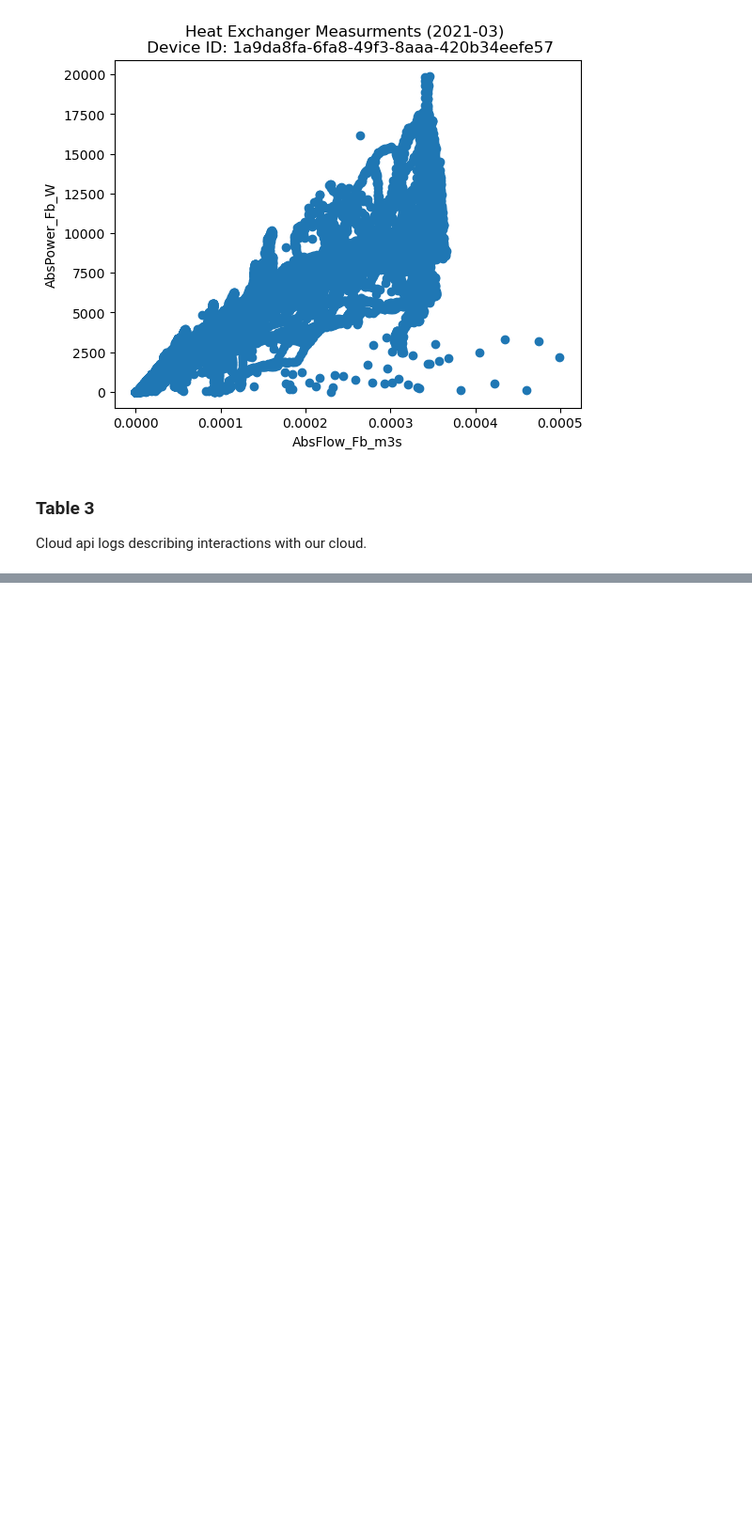
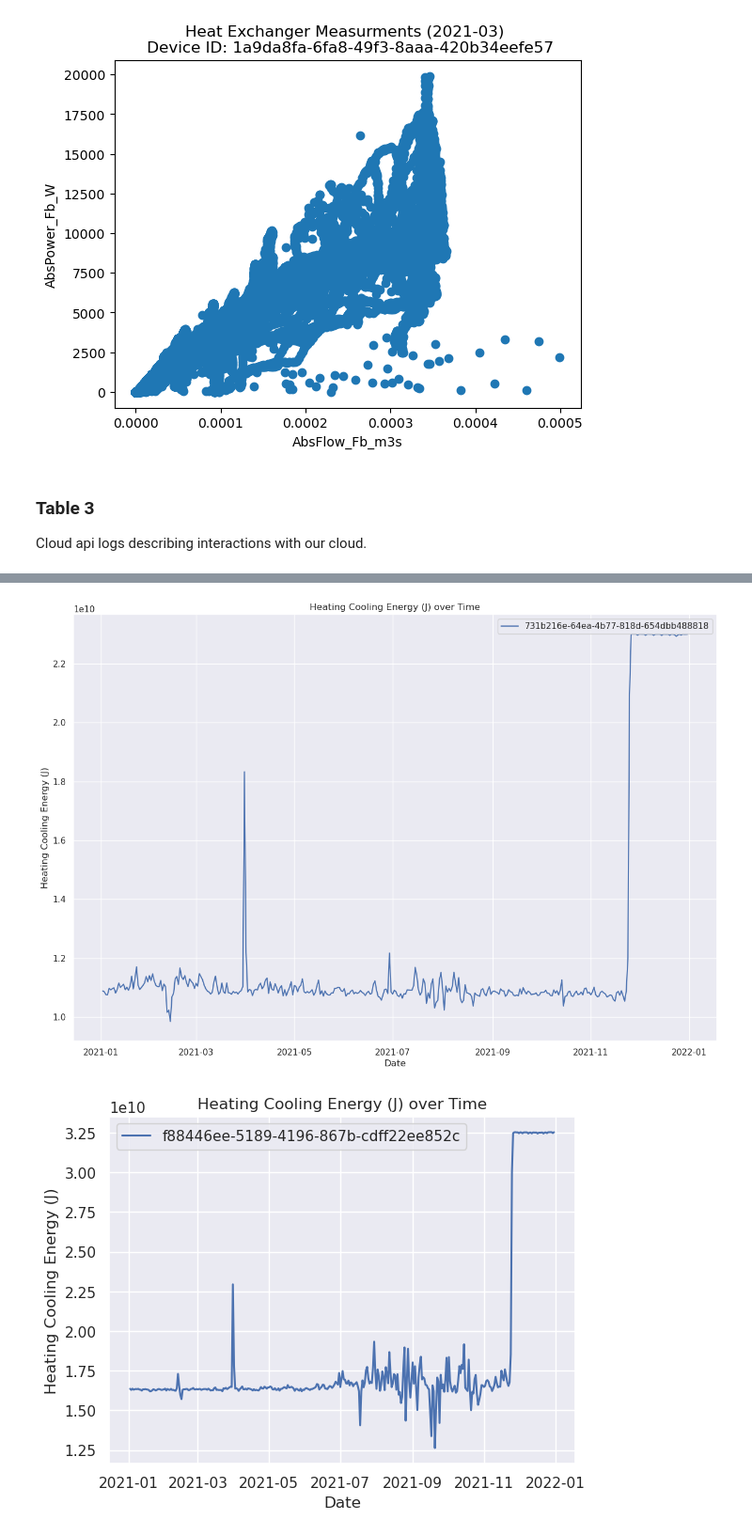
Before and after one commit to MikiVanousek/start2025, a Jupyter notebook: work/docker-demo.ipynb, the cells around one changed output, grey strips where cells are left out. Shown: that part at 94% size. Cells and saved outputs as stored; diff of their text form; code cells hidden in the pictures; blank space fills up the shorter version.

Commit message:
some data on 5 devices

```diff
--- a/work/docker-demo.ipynb
+++ b/work/docker-demo.ipynb
@@ -105,0 +163,10 @@ pd_df1.head()
+# %%
+first_measurement = df_5_example_pandas_1.groupby("device_id")["Heating_Cooling_E_J"].transform("first")
+
+# Compute relative difference
+df_5_example_pandas_1["Relative_Heating_Cooling_E_J"] = df_5_example_pandas_1["Heating_Cooling_E_J"] - first_measurement
+# %%
+df_5_example_pandas_1["Daily_Heating_Cooling_E_J"] = df_5_example_pandas_1.groupby("device_id")["Relative_Heating_Cooling_E_J"].diff()
+
+# Fill NaN values with 0 (first entry for each device will be NaN)
+df_5_example_pandas_1["Daily_Heating_Cooling_E_J"] = df_5_example_pandas_1["Daily_Heating_Cooling_E_J"].fillna(0)
@@ -105,0 +188,6 @@ pd_df1.head()
+# %%
+# remove the first date of each device
+df_5_example_pandas_1 = df_5_example_pandas_1.reset_index()
+df_5_example_pandas_1 = df_5_example_pandas_1[df_5_example_pandas_1["cloud_received_time"] > pd.to_datetime('2021-01-01')]
+df_5_example_pandas_1.set_index("cloud_received_time", inplace=True)
+df_5_example_pandas_1.head(10)
@@ -105,0 +207,4 @@ pd_df1.head()
+# %%
+# remove the index column
+df_5_example_pandas_1.drop(columns=["index"], inplace=True)
+df_5_example_pandas_1.head(10)
@@ -105,0 +245,18 @@ pd_df1.head()
+# %%
+# plot the time series of the different devices
+import seaborn as sns
+import matplotlib.pyplot as plt
+sns.set(style="darkgrid")
+plt.figure(figsize=(15, 10))
+# do different plots for each device
+for device_id in top_5_device_ids:
+    df_device = df_5_example_pandas_1[df_5_example_pandas_1["device_id"] == device_id]
+    plt.plot(df_device.index, df_device["Daily_Heating_Cooling_E_J"], label=device_id)
+    plt.xlabel("Date")
+    plt.ylabel("Heating Cooling Energy (J)")
+    plt.title("Heating Cooling Energy (J) over Time")
+    plt.legend()
+    plt.show()
+# %% [output]
+[figure, added]
+[figure, added]
```
Also changed, not shown: parts of 27 cells of this notebook.
